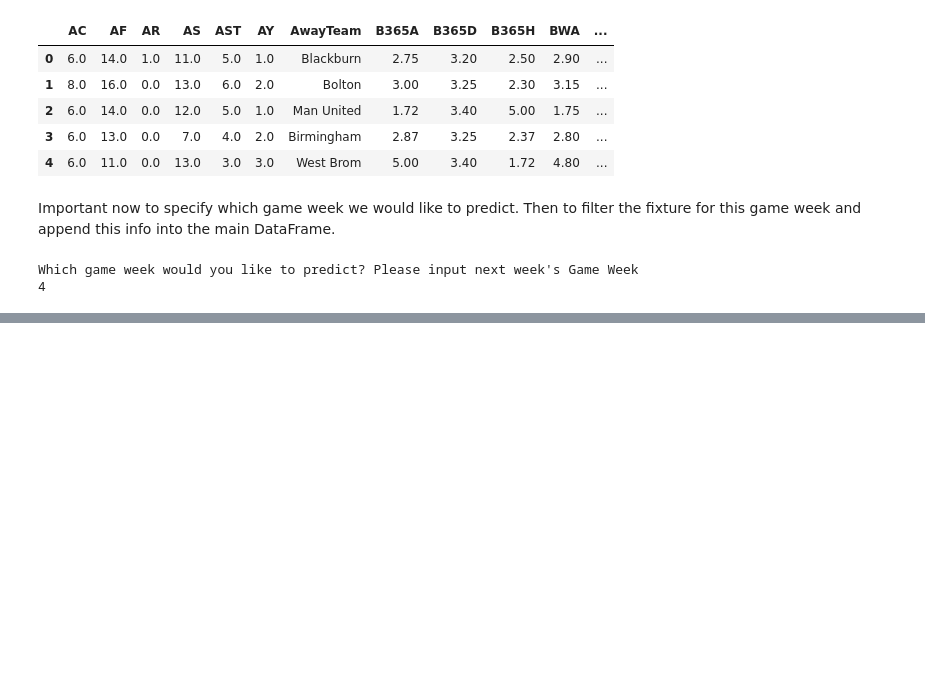
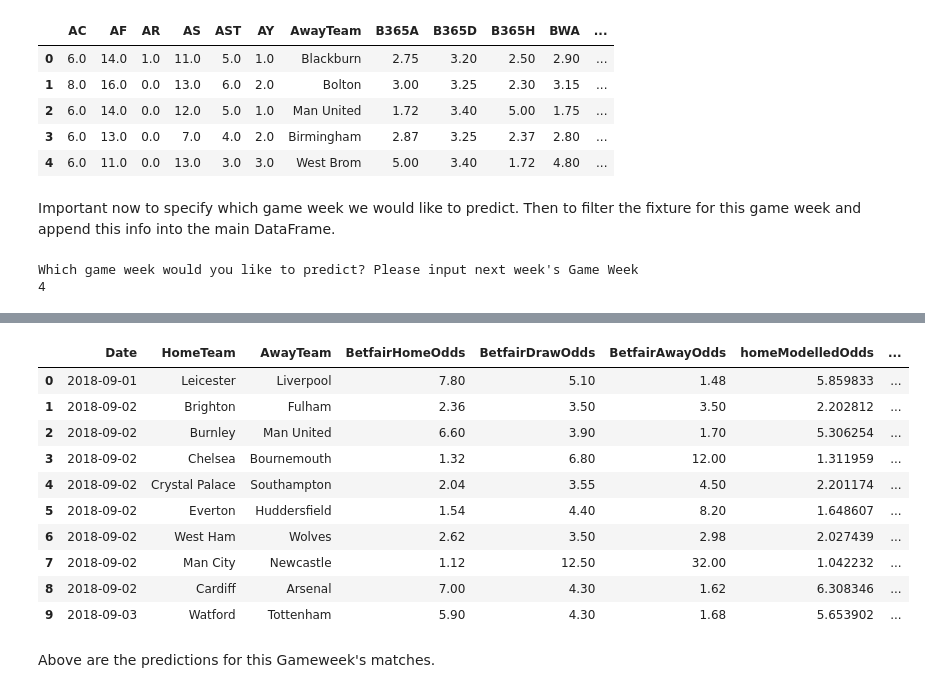
Before and after one commit to cmcelduff/EPL_Odds_Predictor, a Jupyter notebook: EPL_Odds_Predictor/4. Weekly Predictions.ipynb, the cells around one changed output, grey strips where cells are left out. Cells and saved outputs as stored; diff of their text form; code cells hidden in the pictures; blank space fills up the shorter version.

```diff
--- a/EPL_Odds_Predictor/4. Weekly Predictions.ipynb
+++ b/EPL_Odds_Predictor/4. Weekly Predictions.ipynb
@@ -86,0 +155,12 @@ df_including_future_games = (pd.read)
+# %%
+# Create a list of feature names from the training DataFrame that start with 'f_', indicating they are features.
+feature_names = [col for col in training_df if col.startswith('f_')]
+
+# Initialise a LabelEncoder to encode categorical labels into numeric format.
+le = LabelEncoder()
+# Fit the encoder to the 'result' column of training_df and transform the labels to numeric.
+# Win, Draw, Loss
+train_y = le.fit_transform(training_df.result)
+
+# Select columns from training_df that are in the feature_names list to create the feature matrix.
+train_x = training_df[feature_names]
@@ -86,0 +188,14 @@ df_including_future_games = (pd.read)
+# %%
+# Initialise a Logistic Regression model with specific parameters.
+lr = LogisticRegression(C=0.01, solver='liblinear')
+# Fit the model to the training data.
+lr.fit(train_x, train_y)  # train_x are the features, train_y are the labels.
+
+# Predict the probability of outcomes for the production dataset using the trained model.
+# production_df[feature_names] selects the relevant features from the production dataset.
+predicted_probs = lr.predict_proba(production_df[feature_names])
+
+# Convert the predicted probabilities to odds.
+# Note: This calculation is not the conventional way to calculate odds from probabilities.
+# It calculates the reciprocal of each probability, which might not align with the typical definition of odds.
+predicted_odds = 1 / predicted_probs
@@ -86,0 +218,26 @@ df_including_future_games = (pd.read)
+# %%
+# Assign the modelled odds to our predictions df
+predictions_df = (production_df.loc[:, ['Date', 'HomeTeam', 'AwayTeam', 'B365H', 'B365D', 'B365A']]
+                               .assign(homeModelledOdds=[i[2] for i in predicted_odds],
+                                      drawModelledOdds=[i[1] for i in predicted_odds],
+                                      awayModelledOdds=[i[0] for i in predicted_odds])
+                               .rename(columns={
+                                   'B365H': 'BetfairHomeOdds',
+                                   'B365D': 'BetfairDrawOdds',
+                                   'B365A': 'BetfairAwayOdds'}))
+# %%
+predictions_df
+# %% [output]
+|  | Date | HomeTeam | AwayTeam | BetfairHomeOdds | BetfairDrawOdds | BetfairAwayOdds | homeModelledOdds | ... |
+| 0 | 2018-09-01 | Leicester | Liverpool | 7.80 | 5.10 | 1.48 | 5.859833 | ... |
+| 1 | 2018-09-02 | Brighton | Fulham | 2.36 | 3.50 | 3.50 | 2.202812 | ... |
+| 2 | 2018-09-02 | Burnley | Man United | 6.60 | 3.90 | 1.70 | 5.306254 | ... |
+| 3 | 2018-09-02 | Chelsea | Bournemouth | 1.32 | 6.80 | 12.00 | 1.311959 | ... |
+| 4 | 2018-09-02 | Crystal Palace | Southampton | 2.04 | 3.55 | 4.50 | 2.201174 | ... |
+| 5 | 2018-09-02 | Everton | Huddersfield | 1.54 | 4.40 | 8.20 | 1.648607 | ... |
+| 6 | 2018-09-02 | West Ham | Wolves | 2.62 | 3.50 | 2.98 | 2.027439 | ... |
+| 7 | 2018-09-02 | Man City | Newcastle | 1.12 | 12.50 | 32.00 | 1.042232 | ... |
+| 8 | 2018-09-02 | Cardiff | Arsenal | 7.00 | 4.30 | 1.62 | 6.308346 | ... |
+| 9 | 2018-09-03 | Watford | Tottenham | 5.90 | 4.30 | 1.68 | 5.653902 | ... |
+# %% [markdown]
+Above are the predictions for this Gameweek's matches.
```
Also changed, not shown: parts of 13 cells of this notebook.
